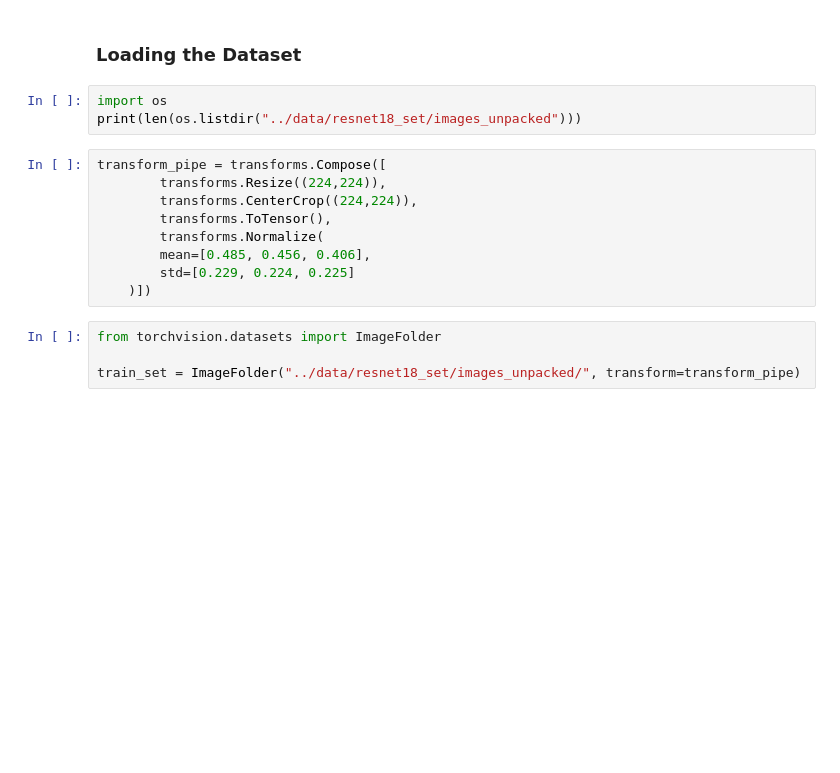
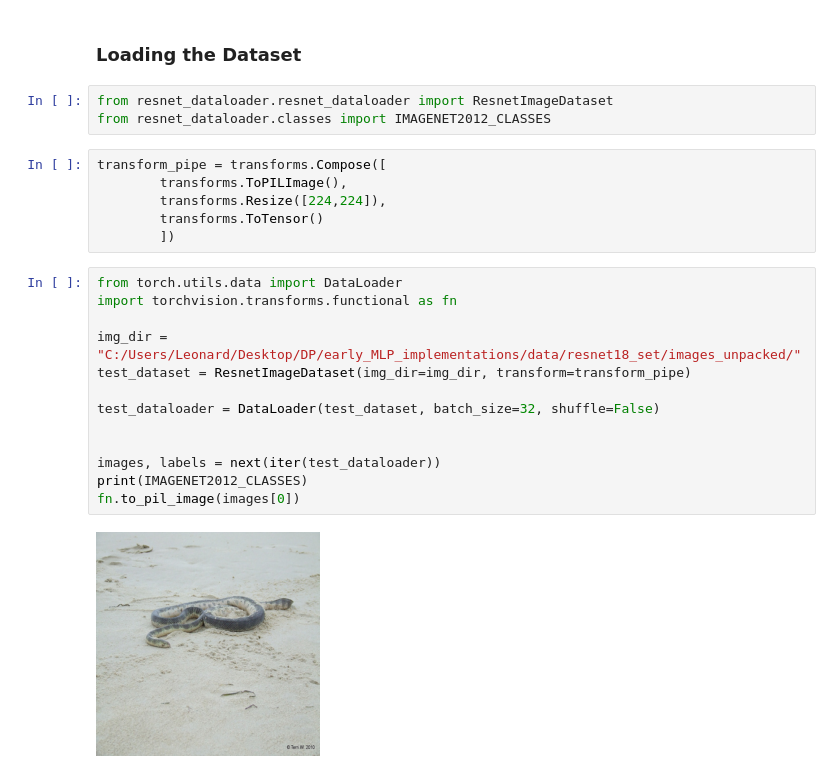
Before and after one commit to Dewflio/early_MLP_implementations, a Jupyter notebook: pre-trained/resnet18_modified.ipynb, the cells around one changed output. Drawn from its saved outputs; the diff is of its cells as text; blank space fills up the shorter version.

```diff
--- a/pre-trained/resnet18_modified.ipynb
+++ b/pre-trained/resnet18_modified.ipynb
@@ -142,18 +178,26 @@ test_linear.forward(test_input)
 # %% [markdown]
 ### Loading the Dataset
-# %%
-import os
-print(len(os.listdir("../data/resnet18_set/images_unpacked")))
+# %%
+from resnet_dataloader.resnet_dataloader import ResnetImageDataset
+from resnet_dataloader.classes import IMAGENET2012_CLASSES
 # %%
 transform_pipe = transforms.Compose([
-        transforms.Resize((224,224)),
-        transforms.CenterCrop((224,224)),
-        transforms.ToTensor(),
-        transforms.Normalize(
-        mean=[0.485, 0.456, 0.406],
-        std=[0.229, 0.224, 0.225]
-    )])
+        transforms.ToPILImage(),
+        transforms.Resize([224,224]),
+        transforms.ToTensor()
+        ])
-# %%
-from torchvision.datasets import ImageFolder
-
-train_set = ImageFolder("../data/resnet18_set/images_unpacked/", transform=transform_pipe)
+# %%
+from torch.utils.data import DataLoader
+import torchvision.transforms.functional as fn
+
+img_dir = "C:/Users/Leonard/Desktop/DP/early_MLP_implementations/data/resnet18_set/images_unpacked/"
+test_dataset = ResnetImageDataset(img_dir=img_dir, transform=transform_pipe)
+
+test_dataloader = DataLoader(test_dataset, batch_size=32, shuffle=False)
+
+
+images, labels = next(iter(test_dataloader))
+print(IMAGENET2012_CLASSES)
+fn.to_pil_image(images[0])
+# %% [output]
+[figure, added]
```
Also changed, not shown: parts of 4 cells of this notebook, 1 other file.
